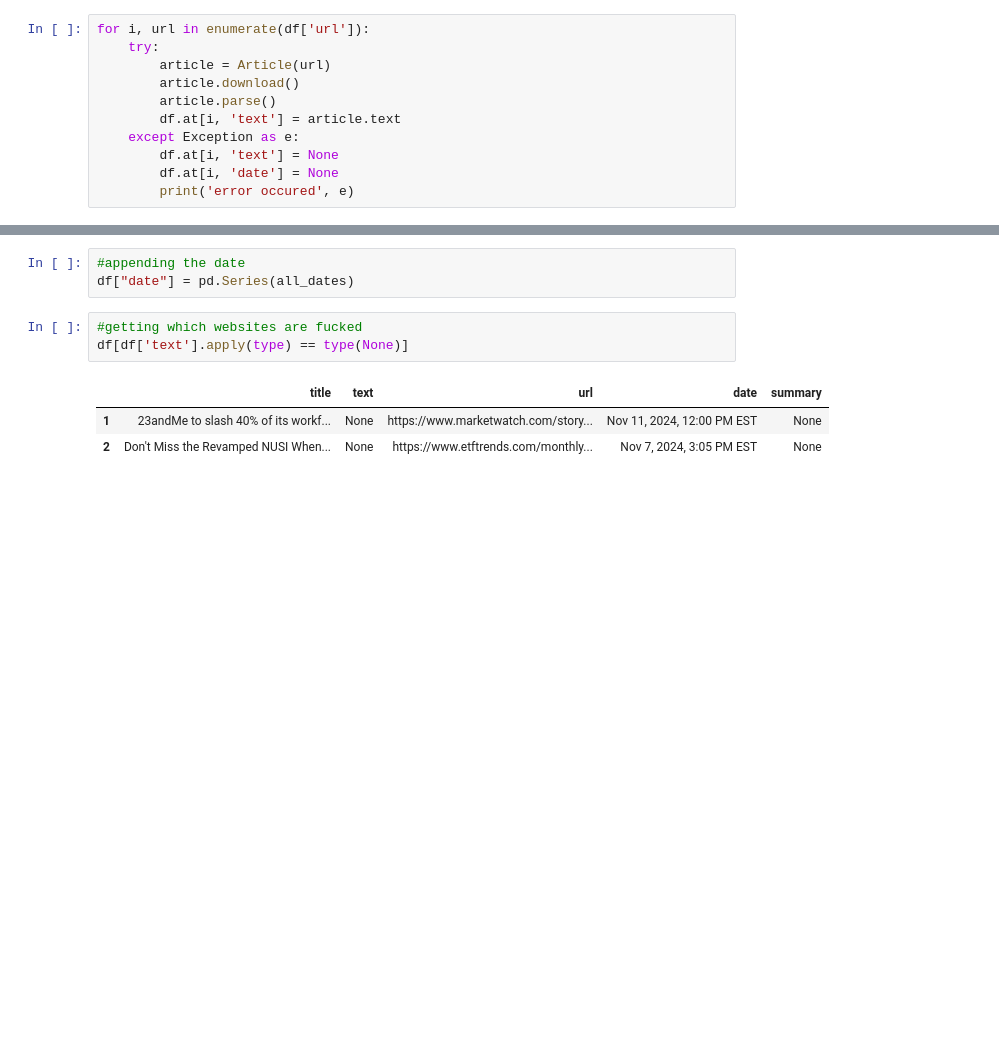
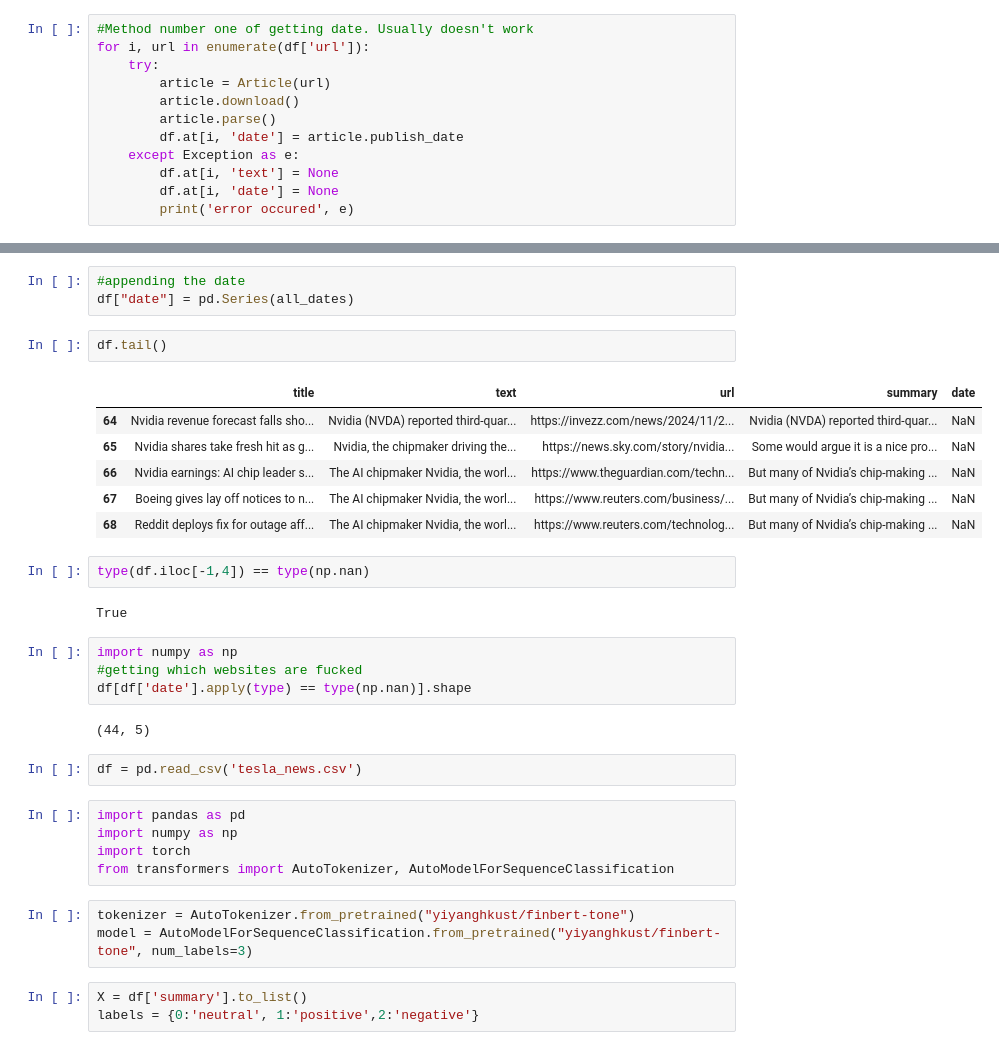
Before and after one commit to Aviral-G/stockPredictor, a Jupyter notebook: newsSrape.ipynb, the cells around one changed output, grey strips where cells are left out. Drawn from its saved outputs; the diff is of its cells as text; blank space fills up the shorter version.

Commit message:
fixed finbert

```diff
--- a/newsSrape.ipynb
+++ b/newsSrape.ipynb
@@ -91,12 +106,13 @@ error occured
 # %%
 from newspaper import Article
 # %%
+#Method number one of getting date. Usually doesn't work
 for i, url in enumerate(df['url']):
     try:
         article = Article(url)
         article.download()
         article.parse()
-        df.at[i, 'text'] = article.text
+        df.at[i, 'date'] = article.publish_date
     except Exception as e:
         df.at[i, 'text'] = None
         df.at[i, 'date'] = None
@@ -124,10 +155,35 @@ for date in dates:
 # %%
 #appending the date
 df["date"] = pd.Series(all_dates)
+# %%
+df.tail()
+# %% [output]
+|  | title | text | url | summary | date |
+| 64 | Nvidia revenue forecast falls sho... | Nvidia (NVDA) reported third-quar... | https://invezz.com/news/2024/11/2... | Nvidia (NVDA) reported third-quar... | NaN |
+| 65 | Nvidia shares take fresh hit as g... | Nvidia, the chipmaker driving the... | https://news.sky.com/story/nvidia... | Some would argue it is a nice pro... | NaN |
+| 66 | Nvidia earnings: AI chip leader s... | The AI chipmaker Nvidia, the worl... | https://www.theguardian.com/techn... | But many of Nvidia’s chip-making ... | NaN |
+| 67 | Boeing gives lay off notices to n... | The AI chipmaker Nvidia, the worl... | https://www.reuters.com/business/... | But many of Nvidia’s chip-making ... | NaN |
+| 68 | Reddit deploys fix for outage aff... | The AI chipmaker Nvidia, the worl... | https://www.reuters.com/technolog... | But many of Nvidia’s chip-making ... | NaN |
+# %%
+type(df.iloc[-1,4]) == type(np.nan)
+# %% [output]
+True
 # %%
+import numpy as np
 #getting which websites are fucked
-df[df['text'].apply(type) == type(None)]
+df[df['date'].apply(type) == type(np.nan)].shape
 # %% [output]
-|  | title | text | url | date | summary |
-| 1 | 23andMe to slash 40% of its workf... | None | https://www.marketwatch.com/story... | Nov 11, 2024, 12:00 PM EST | None |
-| 2 | Don't Miss the Revamped NUSI When... | None | https://www.etftrends.com/monthly... | Nov 7, 2024, 3:05 PM EST | None |
+(44, 5)
+# %%
+df = pd.read_csv('tesla_news.csv')
+# %%
+import pandas as pd
+import numpy as np
+import torch
+from transformers import AutoTokenizer, AutoModelForSequenceClassification
+# %%
+tokenizer = AutoTokenizer.from_pretrained("yiyanghkust/finbert-tone")
+model = AutoModelForSequenceClassification.from_pretrained("yiyanghkust/finbert-tone", num_labels=3)
+# %%
+X = df['summary'].to_list()
+labels = {0:'neutral', 1:'positive',2:'negative'}
```
Also changed, not shown: parts of 12 cells of this notebook, 3 other files.
